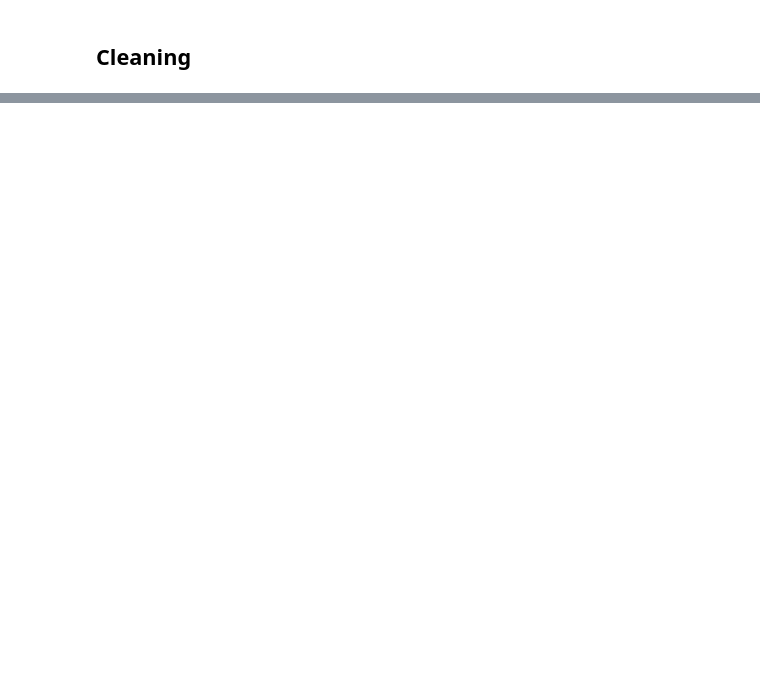
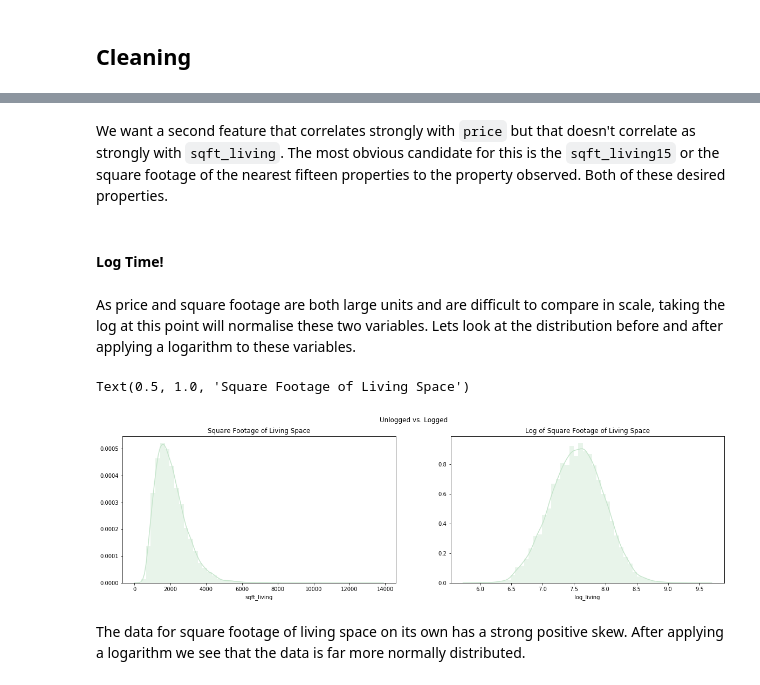
Before and after one commit to nismotie/Analysis-of-Seattle-Housing-Data, a Jupyter notebook: Questions and EDA.ipynb, the cells around one changed output, grey strips where cells are left out. Cells and saved outputs as stored; diff of their text form; code cells hidden in the pictures; blank space fills up the shorter version.

```diff
--- a/Questions and EDA.ipynb
+++ b/Questions and EDA.ipynb
@@ -32,0 +73,3 @@ it
+# %%
+size_df = df[['price','sqft_living', 'sqft_living15','sqft_above', 'bedrooms', 'bathrooms']]
+sns.pairplot(size_df, diag_kind="kde", markers="+")
@@ -32,0 +79,17 @@ it
+# %% [markdown]
+We want a second feature that correlates strongly with `price` but that doesn't correlate as strongly with `sqft_living`. The most obvious candidate for this is the `sqft_living15` or the square footage of the nearest fifteen properties to the property observed. Both of these desired properties.
+# %% [markdown]
+#### Log Time!
+# %% [markdown]
+As price and square footage are both large units and are difficult to compare in scale, taking the log at this point will normalise these two variables. Lets look at the distribution before and after applying a logarithm to these variables.
+# %%
+size_df['log_living'] = size_df['sqft_living'].map(lambda x: np.log(x)) #This logs all of the values for
+fig, (ax1, ax2) = plt.subplots(ncols=2, figsize=(20, 5))
+sns.distplot(size_df['log_living'], ax=ax2).set_title('Log of Square Footage of Living Space')
+plt.suptitle('Unlogged vs. Logged')
+sns.distplot(size_df['sqft_living'], ax=ax1).set_title('Square Footage of Living Space')
+# %% [output]
+Text(0.5, 1.0, 'Square Footage of Living Space')
+[figure, added]
+# %% [markdown]
+The data for square footage of living space on its own has a strong positive skew. After applying a logarithm we see that the data is far more normally distributed.
```
Also changed, not shown: parts of 21 cells of this notebook.
